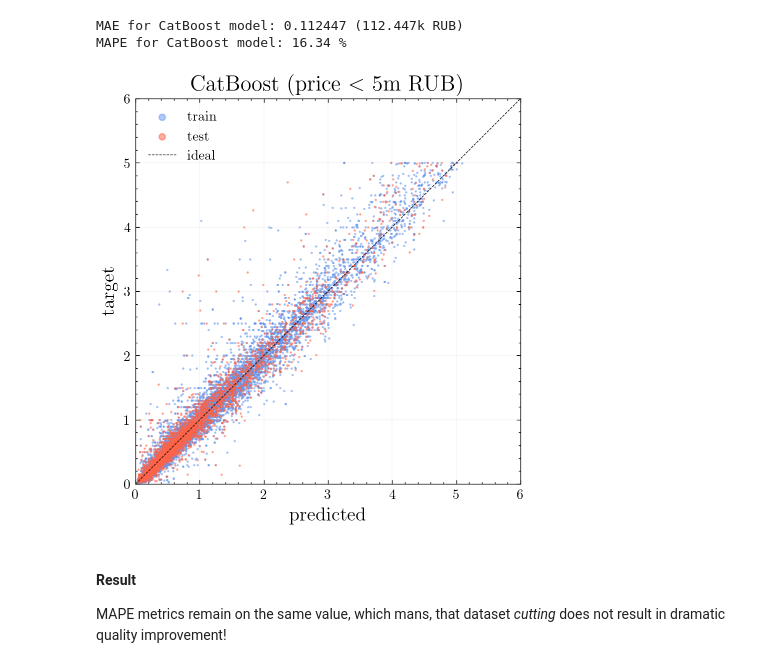
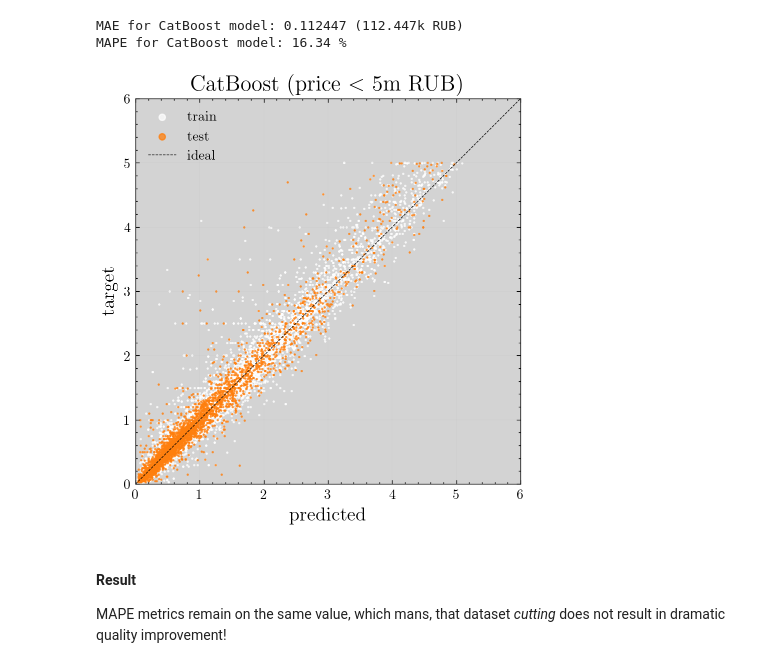
Before and after one commit to Den4S/mini-projects, a Jupyter notebook: itmo_ml-course-24/hw02-project/catboost.ipynb, the cells around one changed output. Saved outputs shown, nothing was run; the diff lists cells and outputs as text; code cells hidden in the pictures.

```diff
--- a/itmo_ml-course-24/hw02-project/catboost.ipynb
+++ b/itmo_ml-course-24/hw02-project/catboost.ipynb
@@ -443,42 +471,43 @@ delta = 0
 ax.scatter(
     cat_th_model.predict(X_th_train),
     y_th_train,
-    c='cornflowerblue', s=0.5,
-    alpha=0.5,
+    c='w', s=0.5,
+    alpha=0.75,
     label='train'
 )
 ax.scatter(
     preds_th_test,
     y_th_test,
-    c='tomato', s=0.5,
-    alpha=0.5,
+    c='tab:orange', s=0.5,
+    alpha=0.75,
     label='test'
 )
 
     # ideal predictor
 ax.plot(
     [low_lim + delta, up_lim - delta],
     [low_lim + delta, up_lim - delta],
     c='k', linestyle='--', lw=0.50,
     label='ideal'
 )
 
 ax.set_ylabel('target', fontsize=lables_fs - 2)
 ax.set_xlabel('predicted', fontsize=lables_fs - 2)
 ax.set_title(f'CatBoost (price $<$ {price_th}m RUB)', fontsize=lables_fs)
 
 ax.grid(color='silver', linestyle='-', linewidth=0.1)
 
 ax.set(aspect='equal')
 ax.set_xlim([low_lim, up_lim])
 ax.set_ylim([low_lim, up_lim])
 
 lgnd = ax.legend(loc='upper left')
 for legend_handle in lgnd.legend_handles: legend_handle._sizes = [20]
 
+ax.set_facecolor('lightgray')  # gainsboro
 plt.show()
 # %% [output]
-[figure, old version]
+[figure, new version]
 # %% [markdown]
 #### Result
 MAPE metrics remain on the same value, which mans, that dataset _cutting_ does not result in dramatic quality improvement!
```
Also changed, not shown: parts of 4 cells of this notebook, 5 other files.
